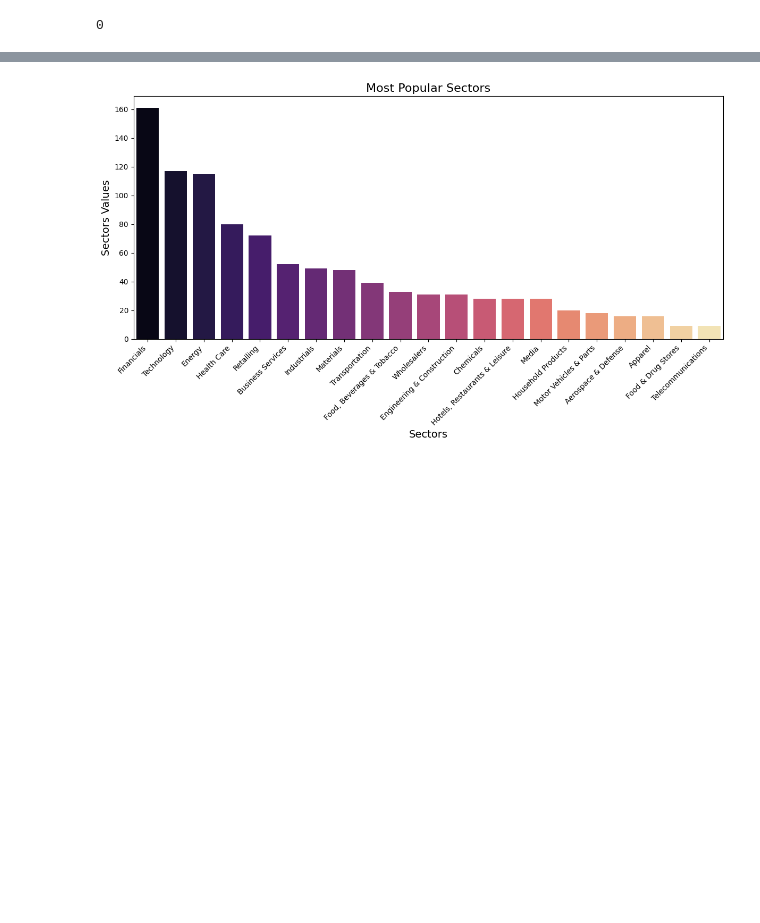
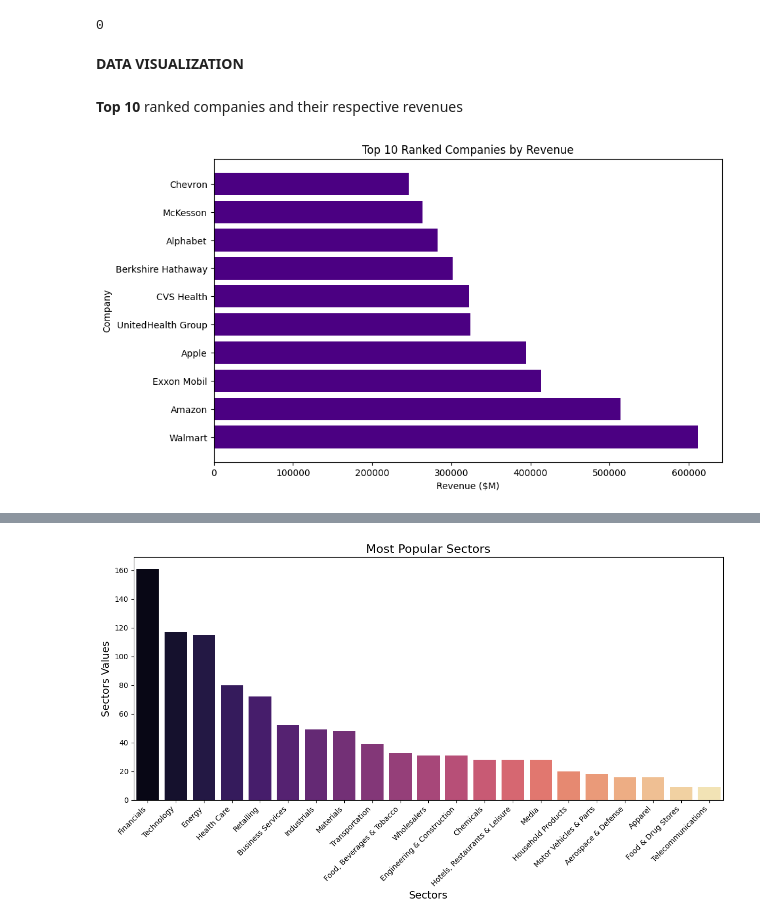
Before and after one commit to feer-rodriguess90/Fortune-500-Data-Analysis-Project, a Jupyter notebook: codigo.ipynb, the cells around one changed output, grey strips where cells are left out. Saved outputs shown, nothing was run; the diff lists cells and outputs as text; code cells hidden in the pictures; blank space fills up the shorter version.

Commit message:
Update Data Visualization

```diff
--- a/codigo.ipynb
+++ b/codigo.ipynb
@@ -175,3 +175,20 @@ df.duplicated().sum()
 # %% [output]
 Duplicate Rows:
 0
+# %% [markdown]
+**DATA VISUALIZATION**
+# %% [markdown]
+**Top 10** ranked companies and their respective revenues
+# %%
+# Sort the DataFrame by rank and select the top 10 companies
+top_10_ranked = df.nsmallest(10, 'Rank')
+
+# Plot the bar chart
+plt.figure(figsize=(10, 6))
+plt.barh(top_10_ranked['Company'], top_10_ranked['Revenues_M'], color='indigo')
+plt.xlabel('Revenue ($M)')
+plt.ylabel('Company')
+plt.title('Top 10 Ranked Companies by Revenue')
+plt.show()
+# %% [output]
+[figure, added]
```
Also changed, not shown: parts of 8 cells of this notebook.
